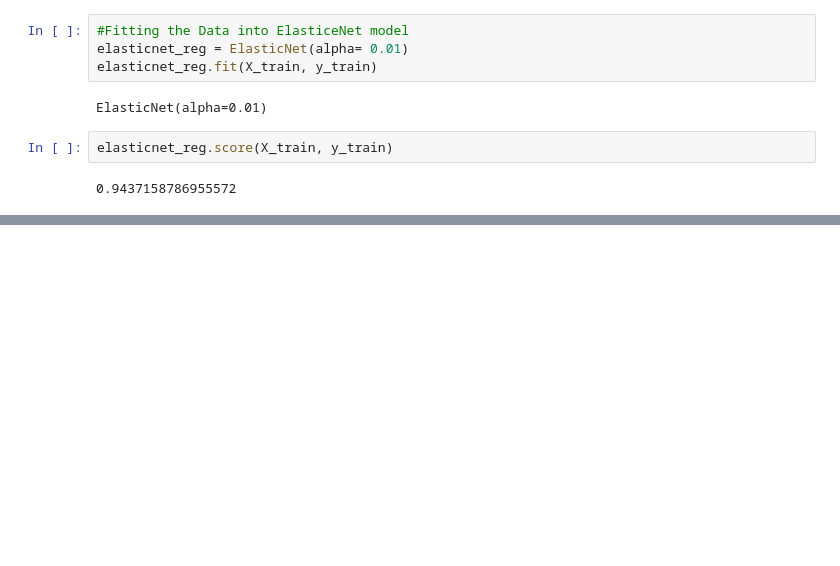
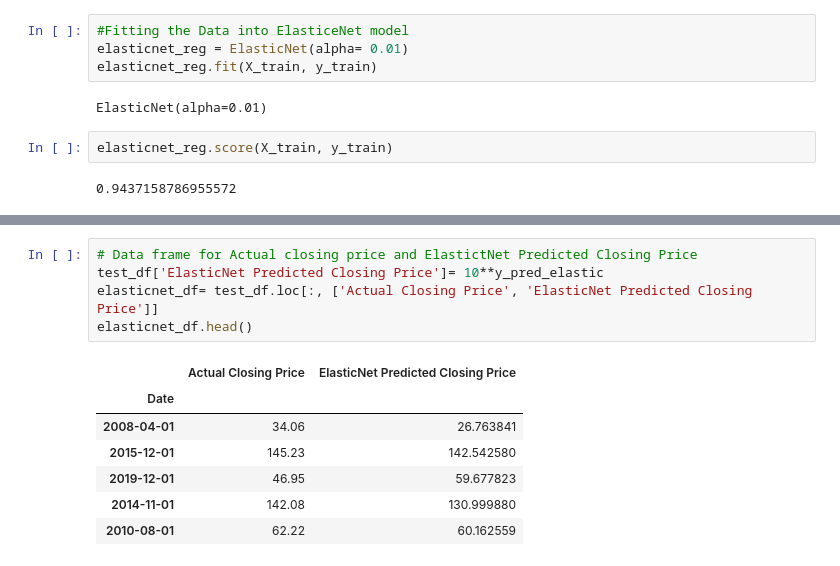
Before and after one commit to sunanda-debnath/Yes-Bank-Stock-Predication, a Jupyter notebook: Yes__Bank__Stock_Predication.ipynb, the cells around one changed output, grey strips where cells are left out. Cells and saved outputs as stored; diff of their text form; blank space fills up the shorter version.

```diff
--- a/Yes__Bank__Stock_Predication.ipynb
+++ b/Yes__Bank__Stock_Predication.ipynb
@@ -625,0 +671,13 @@ elasticnet_reg.score(X_train, y_train)
+# %%
+# Data frame for Actual closing price and ElastictNet Predicted Closing Price
+test_df['ElasticNet Predicted Closing Price']= 10**y_pred_elastic
+elasticnet_df= test_df.loc[:, ['Actual Closing Price', 'ElasticNet Predicted Closing Price']]
+elasticnet_df.head()
+# %% [output]
+|  | Actual Closing Price | ElasticNet Predicted Closing Price |
+| Date |  |  |
+| 2008-04-01 | 34.06 | 26.763841 |
+| 2015-12-01 | 145.23 | 142.542580 |
+| 2019-12-01 | 46.95 | 59.677823 |
+| 2014-11-01 | 142.08 | 130.999880 |
+| 2010-08-01 | 62.22 | 60.162559 |
```
Also changed, not shown: parts of 10 cells of this notebook.
